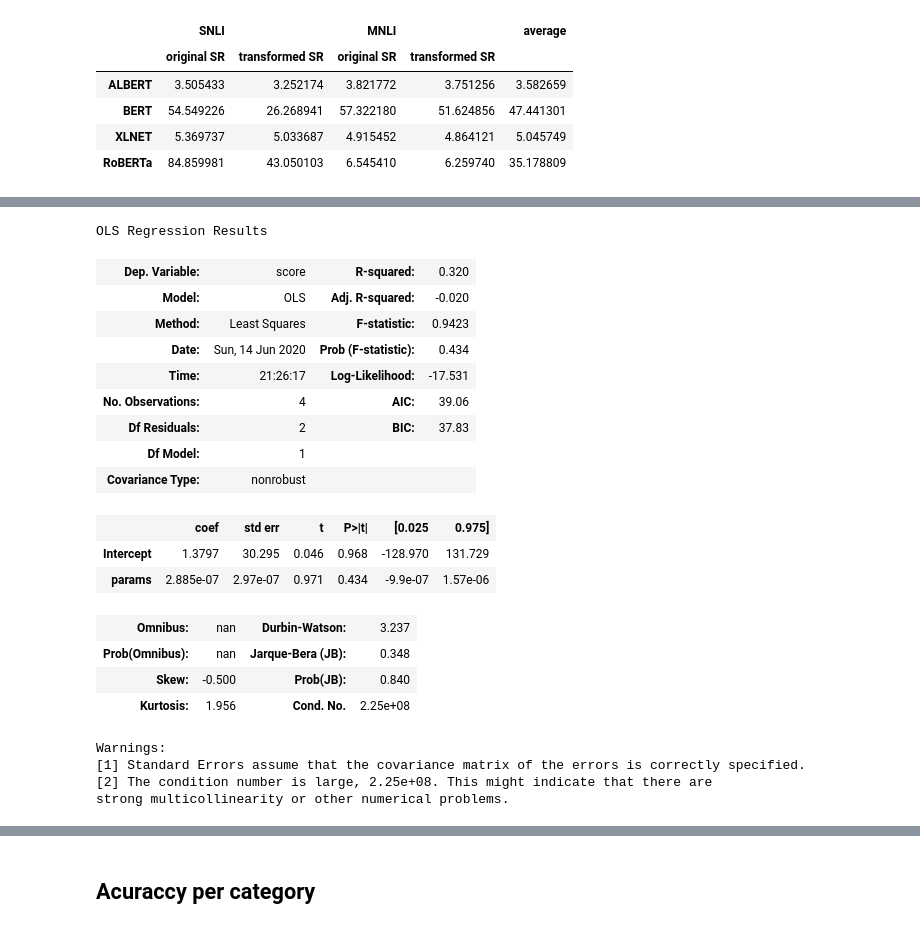
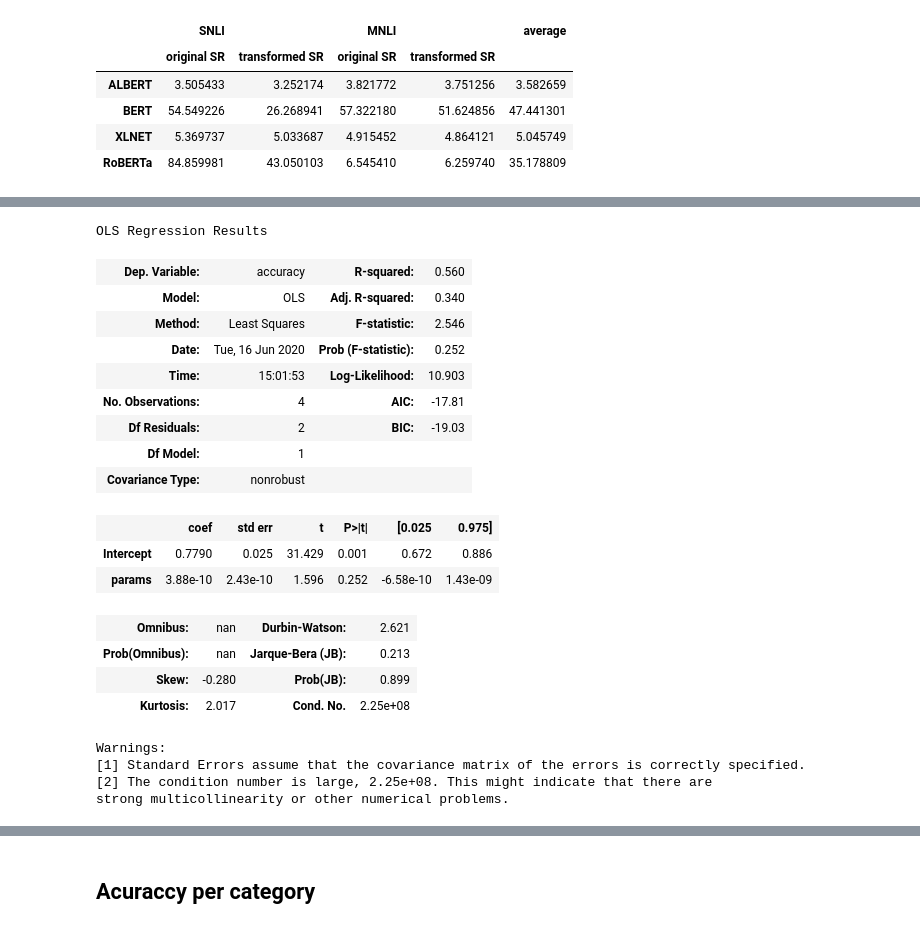
Before and after one commit to lukewanless/looking-for-equivalences, a Jupyter notebook: src/analysis1_quantitative_results.ipynb, the cells around one changed output, grey strips where cells are left out. Saved outputs shown, nothing was run; the diff lists cells and outputs as text; code cells hidden in the pictures.

```diff
--- a/src/analysis1_quantitative_results.ipynb
+++ b/src/analysis1_quantitative_results.ipynb
@@ -1389,23 +1468,23 @@ fig.savefig('figs/paper/score_params.png', bbox_inches=None, pad_inches=0.5)
 # %%
-res.summary()
+res_acc.summary()
 # %% [output]
 OLS Regression Results
-| Dep. Variable: | score | R-squared: | 0.320 |
-| Model: | OLS | Adj. R-squared: | -0.020 |
-| Method: | Least Squares | F-statistic: | 0.9423 |
-| Date: | Sun, 14 Jun 2020 | Prob (F-statistic): | 0.434 |
-| Time: | 21:26:17 | Log-Likelihood: | -17.531 |
-| No. Observations: | 4 | AIC: | 39.06 |
-| Df Residuals: | 2 | BIC: | 37.83 |
+| Dep. Variable: | accuracy | R-squared: | 0.560 |
+| Model: | OLS | Adj. R-squared: | 0.340 |
+| Method: | Least Squares | F-statistic: | 2.546 |
+| Date: | Tue, 16 Jun 2020 | Prob (F-statistic): | 0.252 |
+| Time: | 15:01:53 | Log-Likelihood: | 10.903 |
+| No. Observations: | 4 | AIC: | -17.81 |
+| Df Residuals: | 2 | BIC: | -19.03 |
 | Df Model: | 1 |  |  |
 | Covariance Type: | nonrobust |  |  |
 |  | coef | std err | t | P>|t| | [0.025 | 0.975] |
-| Intercept | 1.3797 | 30.295 | 0.046 | 0.968 | -128.970 | 131.729 |
-| params | 2.885e-07 | 2.97e-07 | 0.971 | 0.434 | -9.9e-07 | 1.57e-06 |
+| Intercept | 0.7790 | 0.025 | 31.429 | 0.001 | 0.672 | 0.886 |
+| params | 3.88e-10 | 2.43e-10 | 1.596 | 0.252 | -6.58e-10 | 1.43e-09 |
-| Omnibus: | nan | Durbin-Watson: | 3.237 |
-| Prob(Omnibus): | nan | Jarque-Bera (JB): | 0.348 |
-| Skew: | -0.500 | Prob(JB): | 0.840 |
-| Kurtosis: | 1.956 | Cond. No. | 2.25e+08 |
+| Omnibus: | nan | Durbin-Watson: | 2.621 |
+| Prob(Omnibus): | nan | Jarque-Bera (JB): | 0.213 |
+| Skew: | -0.280 | Prob(JB): | 0.899 |
+| Kurtosis: | 2.017 | Cond. No. | 2.25e+08 |
 Warnings:
 [1] Standard Errors assume that the covariance matrix of the errors is correctly specified.
 [2] The condition number is large, 2.25e+08. This might indicate that there are
```
Also changed, not shown: parts of 11 cells of this notebook, 8 other files.
